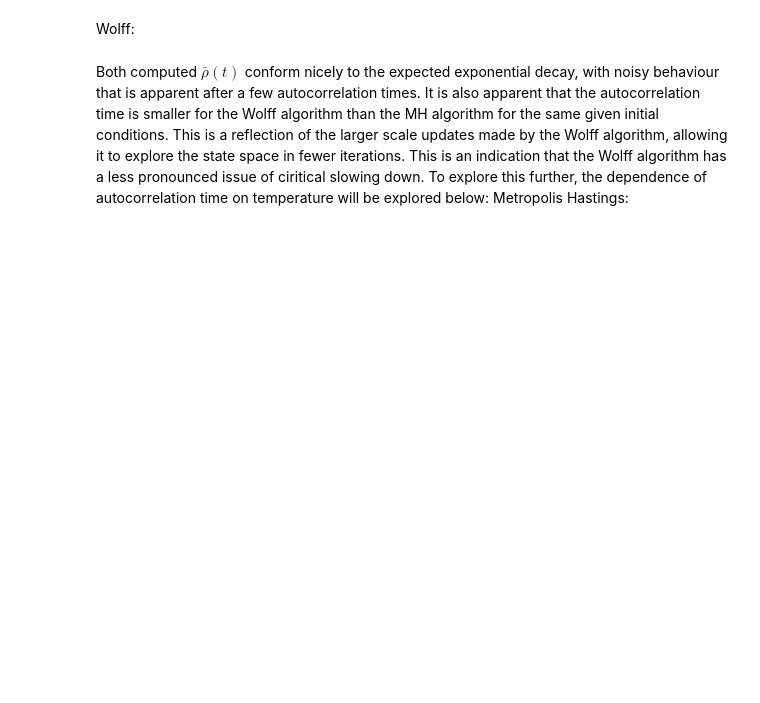
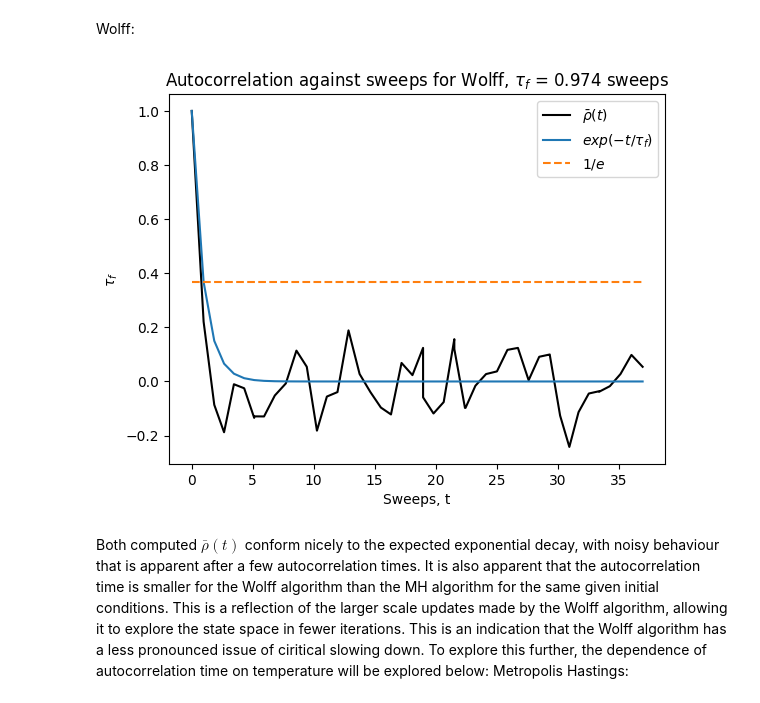
Before and after one commit to Part-II-Computational-Physics/cluster-algorithms-for-monte-carlo-jbd29, a Jupyter notebook: isiing set up 2.ipynb, the cells around one changed output. Cells and saved outputs as stored; diff of their text form; code cells hidden in the pictures; blank space fills up the shorter version.

```diff
--- a/isiing set up 2.ipynb
+++ b/isiing set up 2.ipynb
@@ -472,29 +482,31 @@ Wolff:
 # %%
 # Initialise
 lattice = make_lattice(25,1)
-max_time = 50000
-T = 1
+max_time = 50
+T = 2.1
 
 # Evolve the lattice with Wolff
 Ms, sweeps = Wolff_evolve_and_compute_M(lattice,T**-1,1,max_time)
 
 # Find autocovariance, and the autocorrelation time (in sweeps)
 autocov = compute_autocovariance(Ms, max_time)
 sweeps_tau_f = sweeps[estimate_correlation_time(autocov)]
 # Find sample autocorrelation (equation 17)
 autocorr = [x/autocov[0] if x != 0 else 0 for x in autocov]
 
 # plot computed autocorrelation
 plt.plot(sweeps,autocorr, color = 'black', label = r'$\bar{\rho}(t)$')
 # plot expected exponential decay behaviour
 plt.plot(sweeps,[np.exp(-t/sweeps_tau_f) for t in sweeps], label = r'$exp(-t/ \tau_f)$')
 # plot 1/e line
 plt.plot(sweeps, [np.exp(-1) for x in sweeps], label = r'$1/e$', linestyle = '--')
 plt.xlabel('Sweeps, t')
 plt.ylabel(r'$\tau_f$')
 plt.title(r'Autocorrelation against sweeps for Wolff, $\tau_f$ = ' + str(round(sweeps_tau_f,3)) + ' sweeps')
 plt.legend()
 plt.show()
+# %% [output]
+[figure, added]
 # %% [markdown]
 Both computed $\bar\rho(t)$ conform nicely to the expected exponential decay, with noisy behaviour that is apparent after a few autocorrelation times. It is also apparent that the autocorrelation time is smaller for the Wolff algorithm than the MH algorithm for the same given initial conditions. This is a reflection of the larger scale updates made by the Wolff algorithm, allowing it to explore the state space in fewer iterations. This is an indication that the Wolff algorithm has a less pronounced issue of ciritical slowing down. To explore this further, the dependence of autocorrelation time on temperature will be explored below:
 Metropolis Hastings:
```
Also changed, not shown: parts of 6 cells of this notebook.
